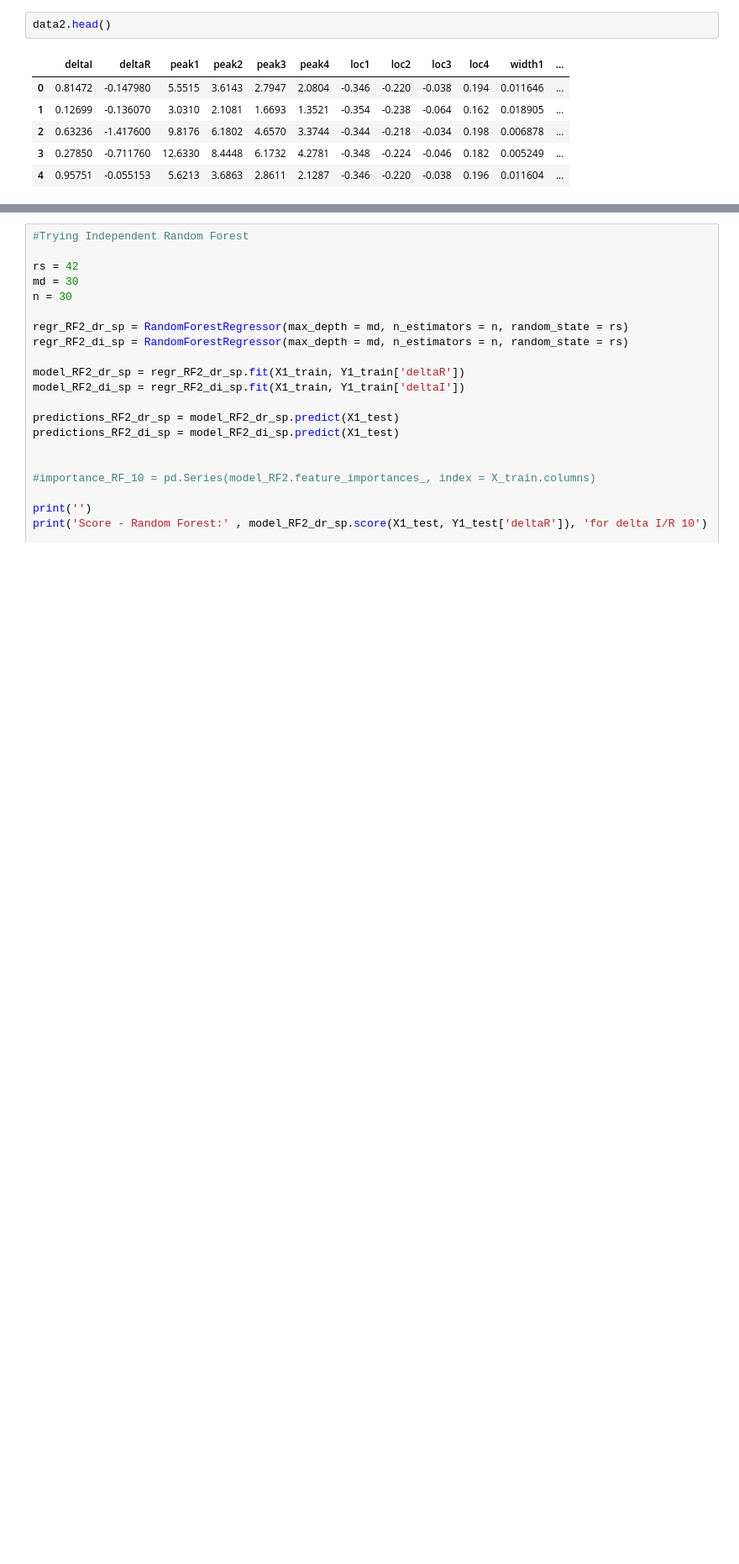
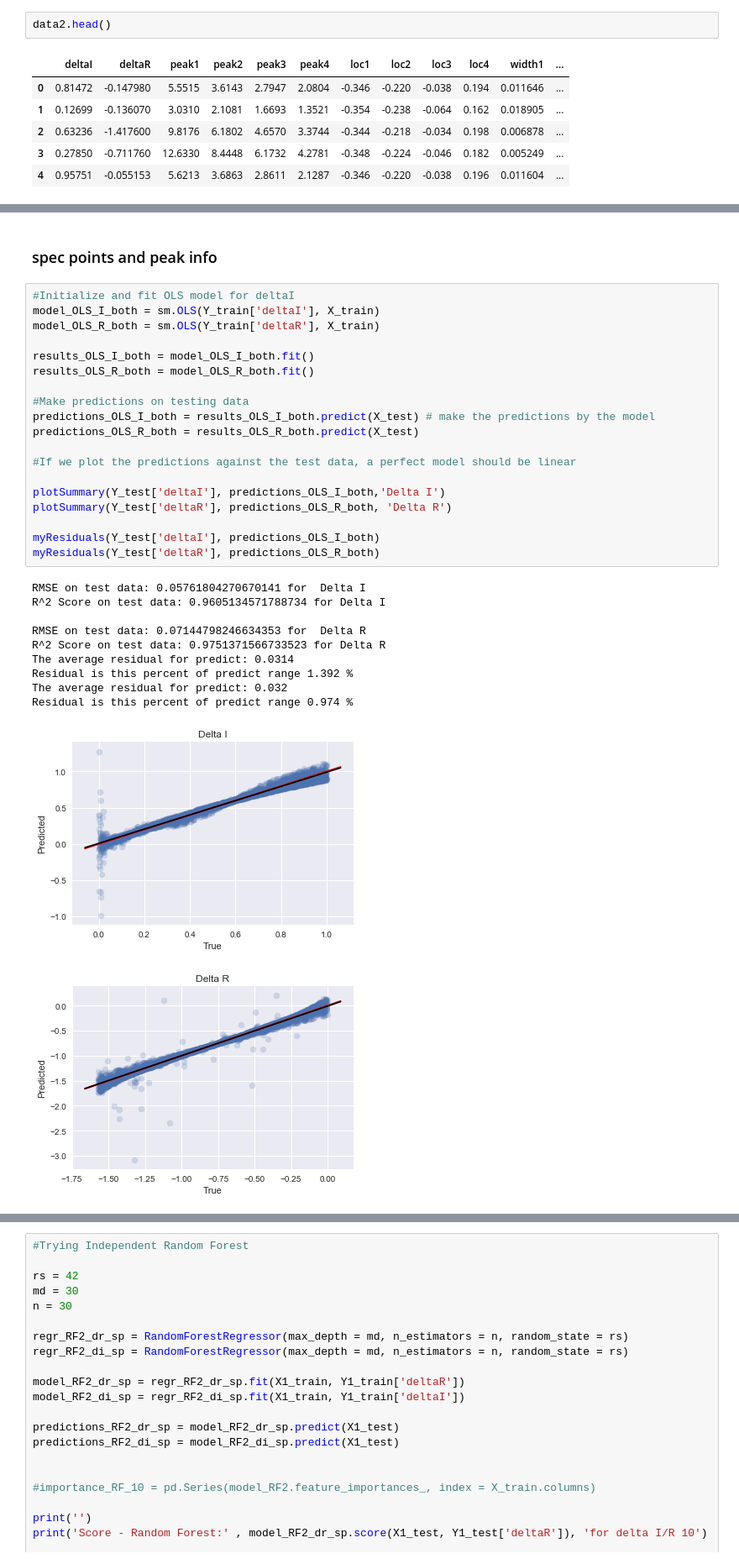
Before and after one commit to Lcollins91/DS_ResearchProject_ND, a Jupyter notebook: Hexagon_Spec_Models_v6_ScaledDispersion_BothKinds.ipynb, the cells around one changed output, grey strips where cells are left out. Shown at 84% size. Cells and saved outputs as stored; diff of their text form; blank space fills up the shorter version.

```diff
--- a/Hexagon_Spec_Models_v6_ScaledDispersion_BothKinds.ipynb
+++ b/Hexagon_Spec_Models_v6_ScaledDispersion_BothKinds.ipynb
@@ -183 +235,34 @@ Residual is this percent of predict range 0.196 %
+# %% [markdown]
+### spec points and peak info
+# %%
+#Initialize and fit OLS model for deltaI
+model_OLS_I_both = sm.OLS(Y_train['deltaI'], X_train)
+model_OLS_R_both = sm.OLS(Y_train['deltaR'], X_train)
+
+results_OLS_I_both = model_OLS_I_both.fit()
+results_OLS_R_both = model_OLS_R_both.fit()
+
+#Make predictions on testing data
+predictions_OLS_I_both = results_OLS_I_both.predict(X_test) # make the predictions by the model
+predictions_OLS_R_both = results_OLS_R_both.predict(X_test)
+
+#If we plot the predictions against the test data, a perfect model should be linear
+
+plotSummary(Y_test['deltaI'], predictions_OLS_I_both,'Delta I')
+plotSummary(Y_test['deltaR'], predictions_OLS_R_both, 'Delta R')
+
+myResiduals(Y_test['deltaI'], predictions_OLS_I_both)
+myResiduals(Y_test['deltaR'], predictions_OLS_R_both)
+# %% [output]
+RMSE on test data: 0.05761804270670141 for  Delta I
+R^2 Score on test data: 0.9605134571788734 for Delta I
+
+RMSE on test data: 0.07144798246634353 for  Delta R
+R^2 Score on test data: 0.9751371566733523 for Delta R
+The average residual for predict: 0.0314
+Residual is this percent of predict range 1.392 %
+The average residual for predict: 0.032
+Residual is this percent of predict range 0.974 %
+[figure, added]
+[figure, added]
 # %% [markdown]
```
Also changed, not shown: parts of 58 cells of this notebook, 21 other files.
